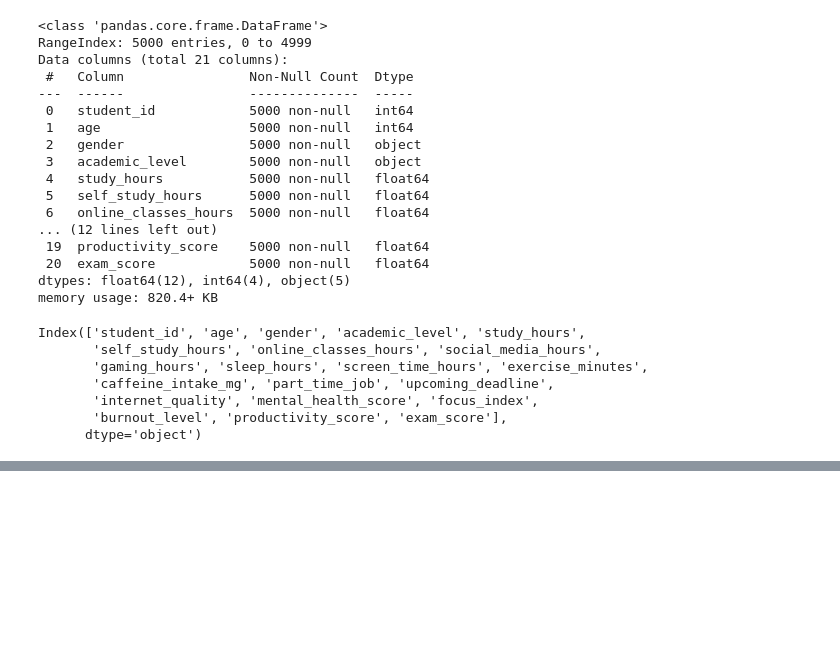
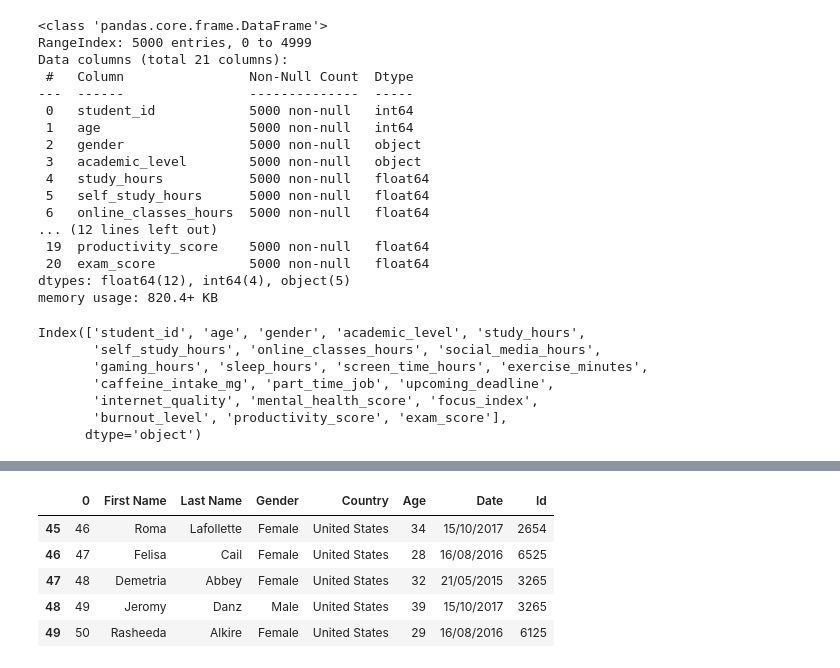
Before and after one commit to sikendrapurampravalika-del/ML_LAB_2026-27, a Jupyter notebook: pandas.ipynb, the cells around one changed output, grey strips where cells are left out. Drawn from its saved outputs; the diff is of its cells as text; code cells hidden in the pictures; blank space fills up the shorter version.

```diff
--- a/pandas.ipynb
+++ b/pandas.ipynb
@@ -159,0 +238,9 @@ Index(['student_id', 'age', 'gender', 'academic_level', 'study_hours',
+# %%
+df3.tail()
+# %% [output]
+|  | 0 | First Name | Last Name | Gender | Country | Age | Date | Id |
+| 45 | 46 | Roma | Lafollette | Female | United States | 34 | 15/10/2017 | 2654 |
+| 46 | 47 | Felisa | Cail | Female | United States | 28 | 16/08/2016 | 6525 |
+| 47 | 48 | Demetria | Abbey | Female | United States | 32 | 21/05/2015 | 3265 |
+| 48 | 49 | Jeromy | Danz | Male | United States | 39 | 15/10/2017 | 3265 |
+| 49 | 50 | Rasheeda | Alkire | Female | United States | 29 | 16/08/2016 | 6125 |
```
Also changed, not shown: parts of 6 cells of this notebook.
